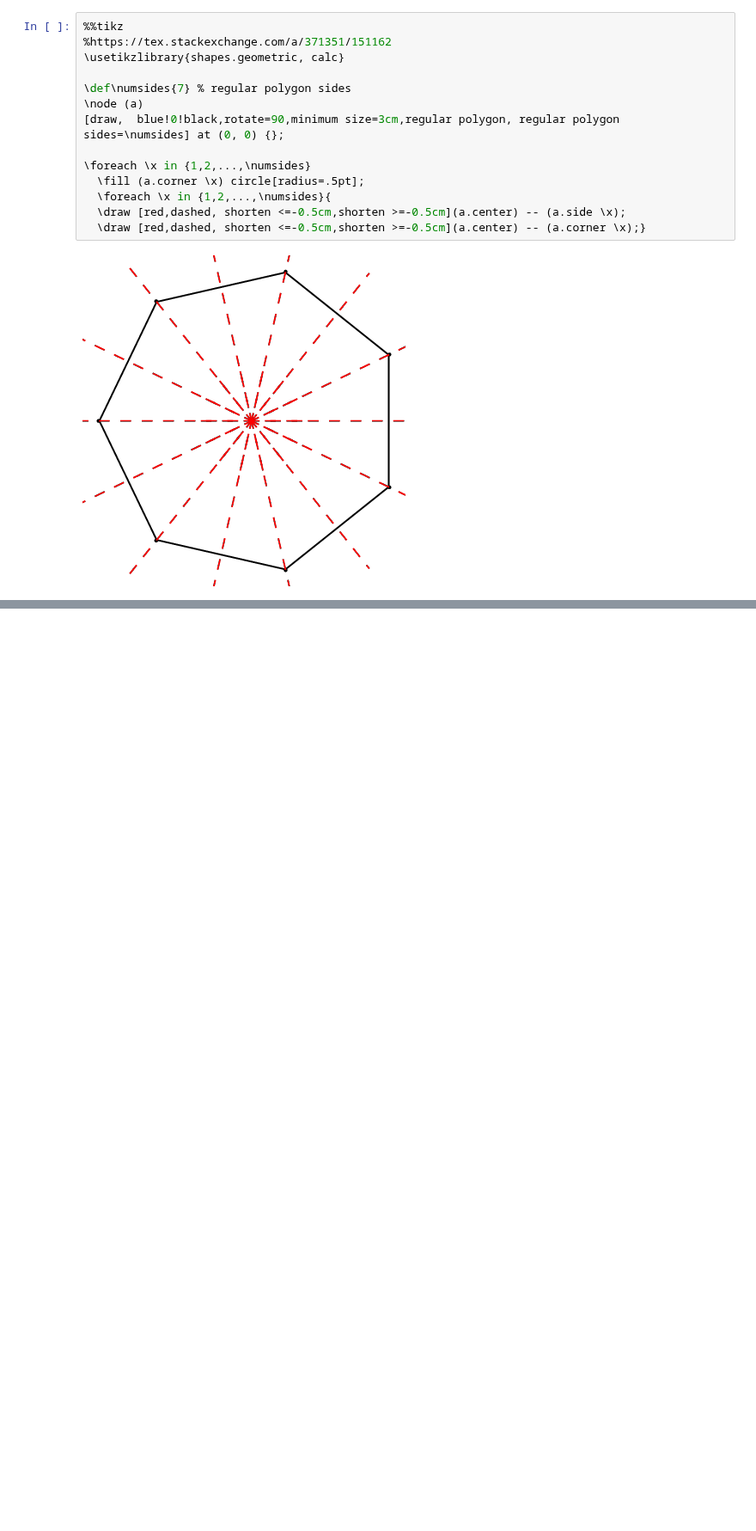
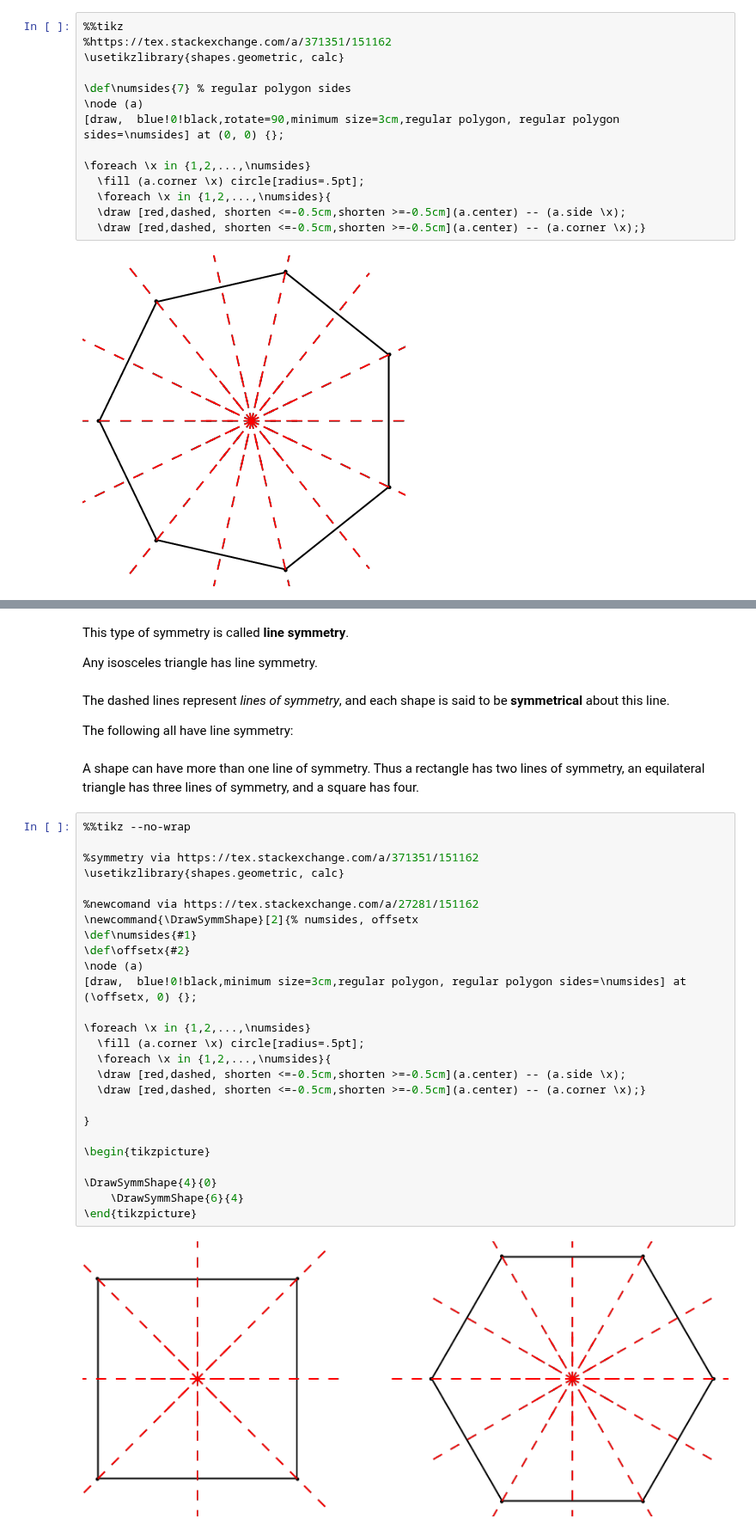
Before and after one commit to psychemedia/showntell, a Jupyter notebook: geom-sketch.ipynb, the cells around one changed output, grey strips where cells are left out. Shown at 86% size. Saved outputs shown, nothing was run; the diff lists cells and outputs as text; blank space fills up the shorter version.

```diff
--- a/geom-sketch.ipynb
+++ b/geom-sketch.ipynb
@@ -34,0 +60,38 @@
+# %% [markdown]
+This type of symmetry is called __line symmetry__.
+
+Any isosceles triangle has line symmetry.
+# %% [markdown]
+The dashed lines represent *lines of symmetry*, and each shape is said to be __symmetrical__ about this line.
+
+The following all have line symmetry:
+# %% [markdown]
+A shape can have more than one line of symmetry. Thus a rectangle has two lines of symmetry, an equilateral triangle has three lines of symmetry, and a square has four.
+# %%
+%%tikz --no-wrap
+
+%symmetry via https://tex.stackexchange.com/a/371351/151162
+\usetikzlibrary{shapes.geometric, calc}
+
+%newcomand via https://tex.stackexchange.com/a/27281/151162
+\newcommand{\DrawSymmShape}[2]{% numsides, offsetx
+\def\numsides{#1}
+\def\offsetx{#2}
+\node (a)
+[draw,  blue!0!black,minimum size=3cm,regular polygon, regular polygon sides=\numsides] at (\offsetx, 0) {};
+
+\foreach \x in {1,2,...,\numsides}
+  \fill (a.corner \x) circle[radius=.5pt];
+  \foreach \x in {1,2,...,\numsides}{
+  \draw [red,dashed, shorten <=-0.5cm,shorten >=-0.5cm](a.center) -- (a.side \x);
+  \draw [red,dashed, shorten <=-0.5cm,shorten >=-0.5cm](a.center) -- (a.corner \x);}
+
+}
+
+\begin{tikzpicture}
+
+\DrawSymmShape{4}{0}
+    \DrawSymmShape{6}{4}
+\end{tikzpicture}
+# %% [output]
+[figure, added]
```
Also changed, not shown: parts of 5 cells of this notebook, 1 other file.
